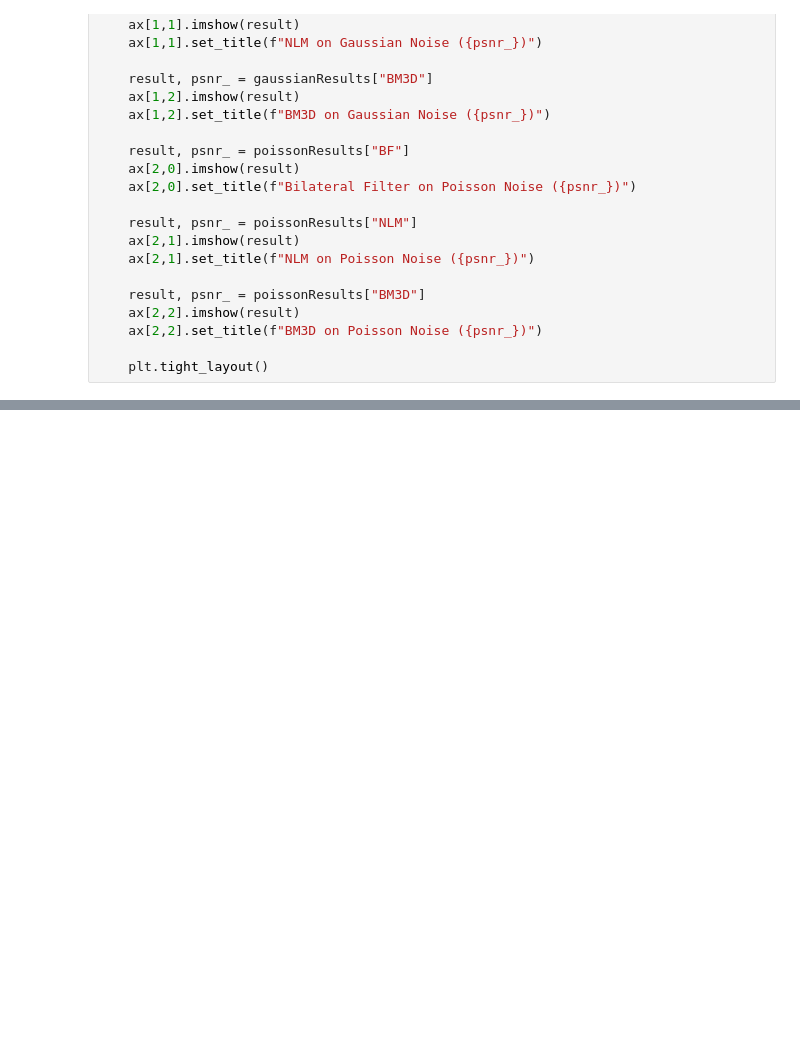
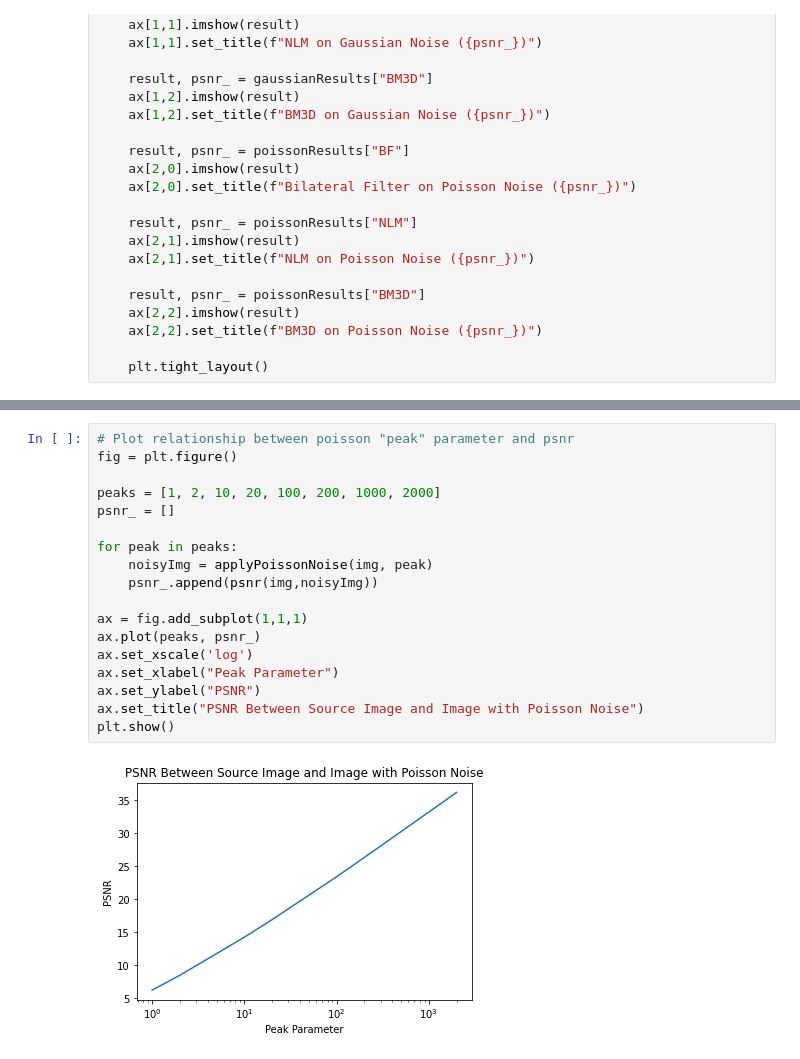
Before and after one commit to jt658/EE367-Final-Project, a Jupyter notebook: Non-Learning-Methods.ipynb, the cells around one changed output, grey strips where cells are left out. Saved outputs shown, nothing was run; the diff lists cells and outputs as text; blank space fills up the shorter version.

```diff
--- a/Non-Learning-Methods.ipynb
+++ b/Non-Learning-Methods.ipynb
@@ -223,0 +227,20 @@ img dtype: float32
+# %%
+# Plot relationship between poisson "peak" parameter and psnr
+fig = plt.figure()
+
+peaks = [1, 2, 10, 20, 100, 200, 1000, 2000]
+psnr_ = []
+
+for peak in peaks:
+    noisyImg = applyPoissonNoise(img, peak)
+    psnr_.append(psnr(img,noisyImg))
+
+ax = fig.add_subplot(1,1,1)
+ax.plot(peaks, psnr_)
+ax.set_xscale('log')
+ax.set_xlabel("Peak Parameter")
+ax.set_ylabel("PSNR")
+ax.set_title("PSNR Between Source Image and Image with Poisson Noise")
+plt.show()
+# %% [output]
+[figure, added]
```
Also changed, not shown: parts of 3 cells of this notebook, 2 other files.
